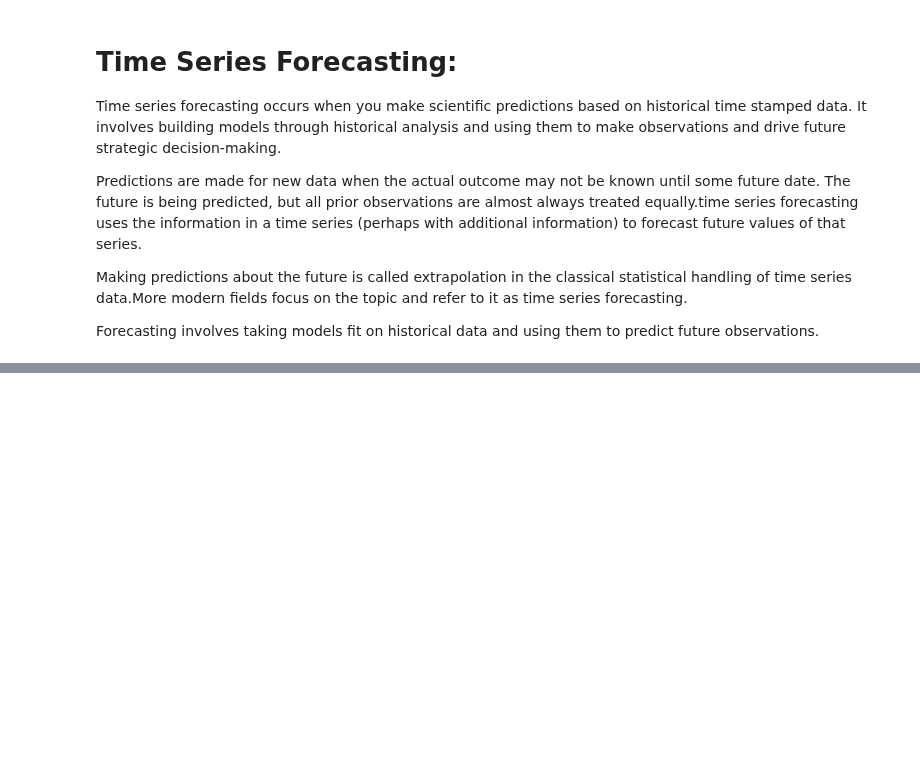
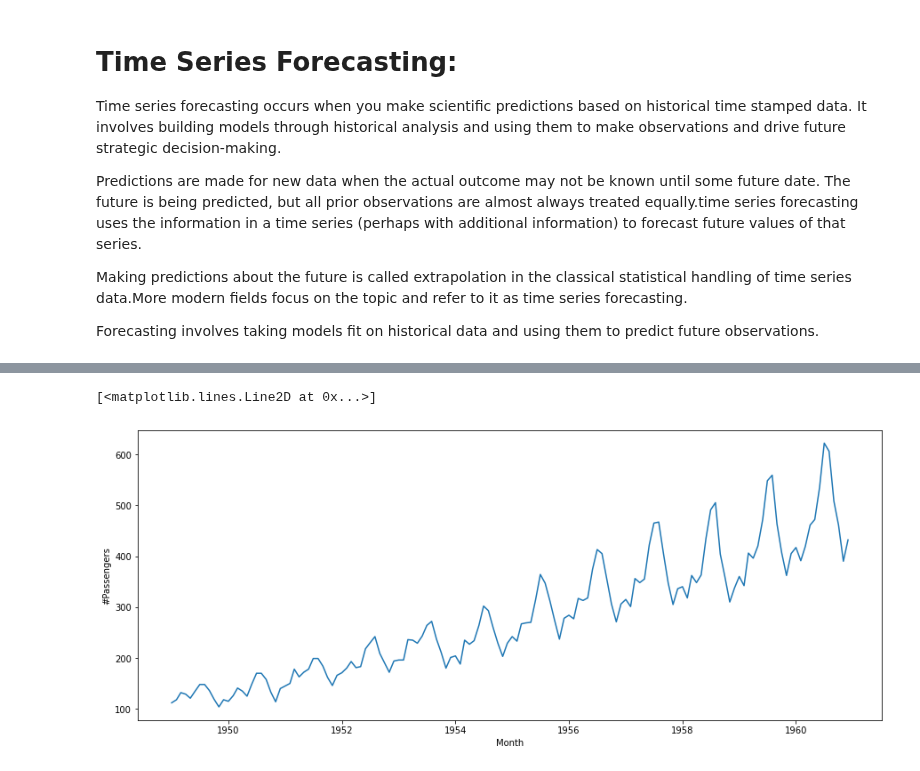
Before and after one commit to pranav-kaushal/Time-Series-Forecasting, a Jupyter notebook: Time_Series_Forecasting_lesson_1.ipynb, the cells around one changed output, grey strips where cells are left out. Cells and saved outputs as stored; diff of their text form; code cells hidden in the pictures; blank space fills up the shorter version.

```diff
--- a/Time_Series_Forecasting_lesson_1.ipynb
+++ b/Time_Series_Forecasting_lesson_1.ipynb
@@ -24,3 +26,14 @@ For example:
   Frequency. Perhaps data is provided at a frequency that is too high to model or is unevenly spaced through time requiring resampling for use in some models.
   Outliers. Perhaps there are corrupt or extreme outlier values that need to be identified and handled.
   Missing. Perhaps there are gaps or missing data that need to be interpolated or imputed.
+# %%
+import pandas as pd
+import matplotlib.pyplot as plt
+import numpy as np
+from datetime import datetime
+from matplotlib.pylab import rcParams
+rcParams['figure.figsize'] = 15, 6
+# %%
+# Lets import the dataset from kaggle onto local machine and then try to annalyze it
+my_data = pd.read_csv('/content/sample_data/AirPassengers.csv', parse_dates=True)
+my_data.head(5)
@@ -26,0 +47,6 @@ For example:
+# %%
+# Parse strings from Month column into date time format using pandas to_datetime function
+my_data['Month'] = pd.to_datetime(my_data['Month'],infer_datetime_format=True)
+#my_data['Month'] = my_data['Month'].apply(lambda x: dt(int(x[:4]), int(x[5:]),15))
+my_data = my_data.set_index('Month')
+my_data.head()
@@ -26,0 +61,10 @@ For example:
+# %%
+# LETS PLOT to see if its trending and seasonality
+import matplotlib.pyplot as plt
+import matplotlib
+plt.xlabel("Month")
+plt.ylabel("#Passengers")
+plt.plot(my_data)
+# %% [output]
+[<matplotlib.lines.Line2D at 0x...>]
+[figure, added]
```
Also changed, not shown: parts of 10 cells of this notebook.
